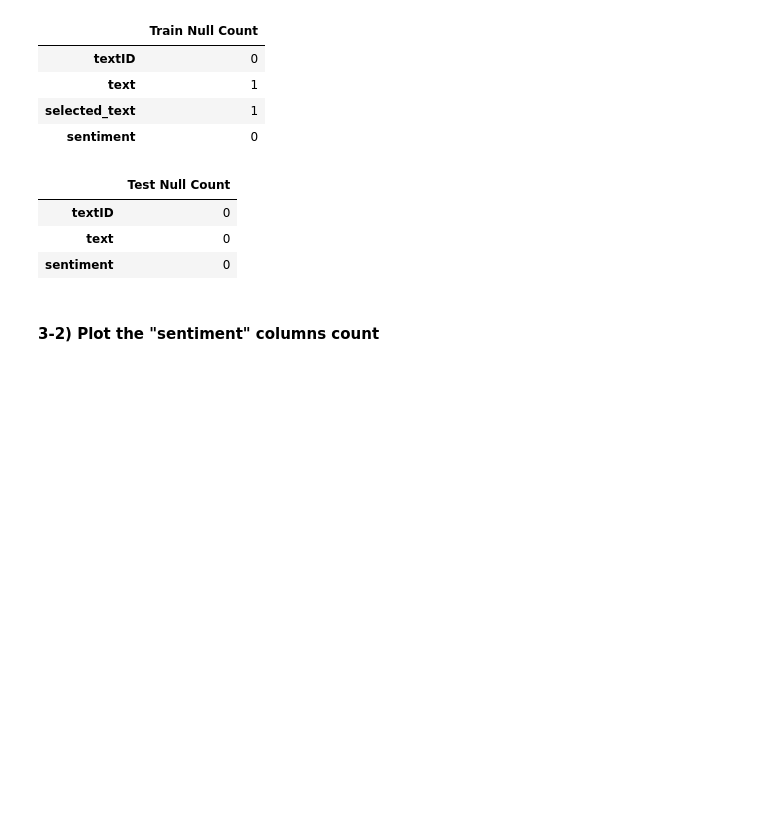
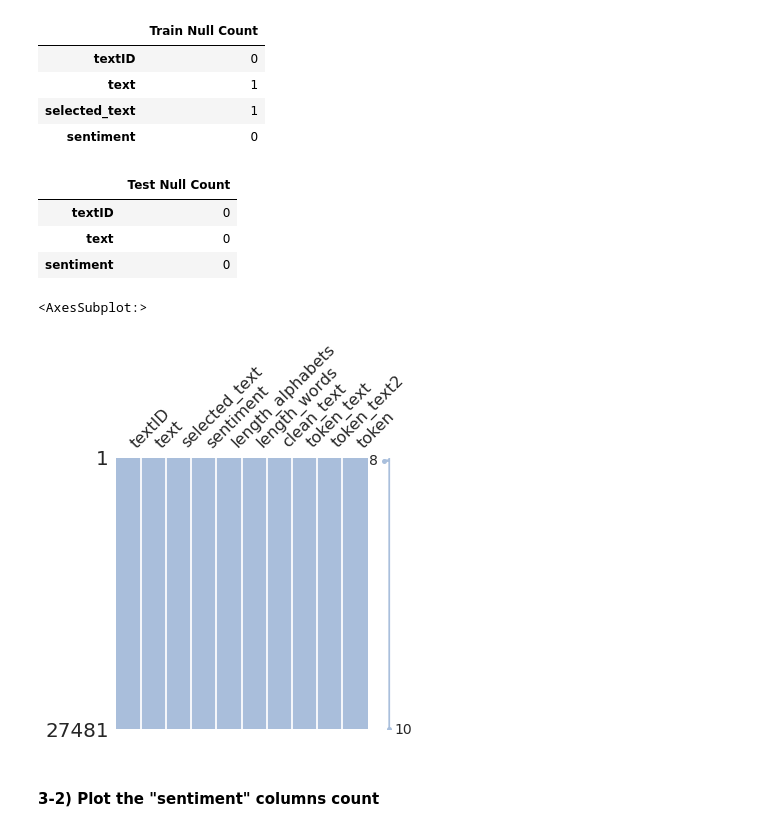
Before and after one commit to jerife/Kaggle, a Jupyter notebook: 09 Tweet Sentiment Extraction.ipynb, the cells around one changed output. Drawn from its saved outputs; the diff is of its cells as text; code cells hidden in the pictures; blank space fills up the shorter version.

```diff
--- a/09 Tweet Sentiment Extraction.ipynb
+++ b/09 Tweet Sentiment Extraction.ipynb
@@ -115,6 +136,11 @@ pd.DataFrame(test_df.isnull().sum(), columns=["Test Null Count"])
 | textID | 0 |
 | text | 0 |
 | sentiment | 0 |
+# %%
+msno.matrix(df=train_df.iloc[:,:],figsize=(5,5),color=PuBu_palette[3])
+# %% [output]
+<AxesSubplot:>
+[figure, added]
 # %% [markdown]
 #### 3-2)  Plot the "sentiment" columns count
 # %%
```
Also changed, not shown: parts of 16 cells of this notebook.
